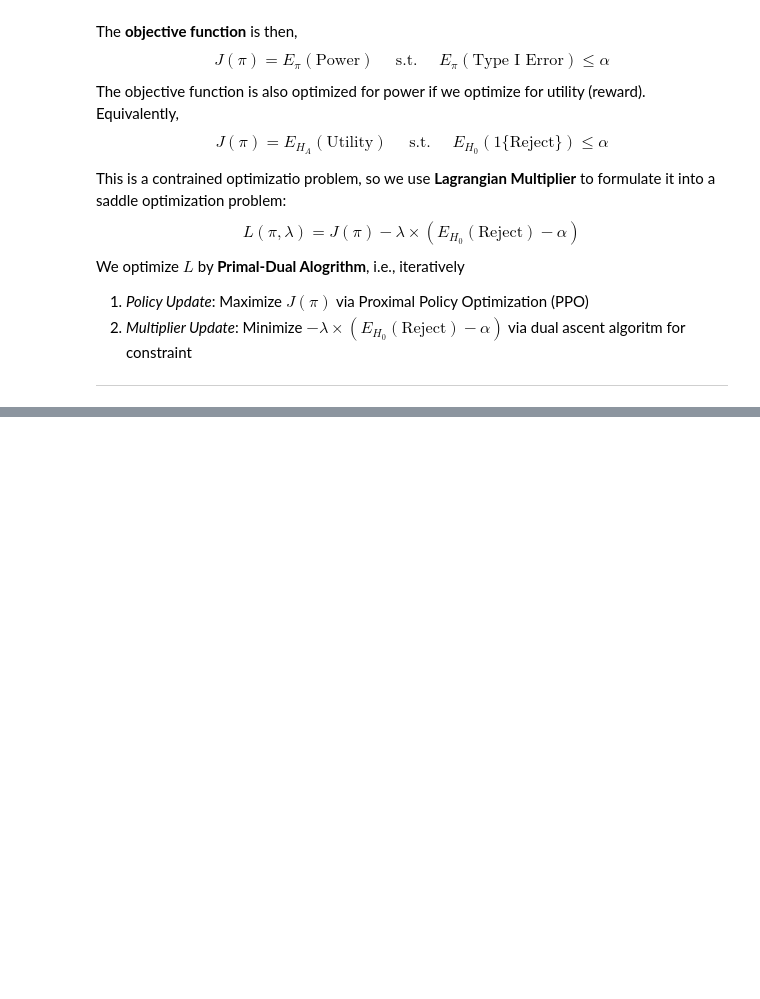
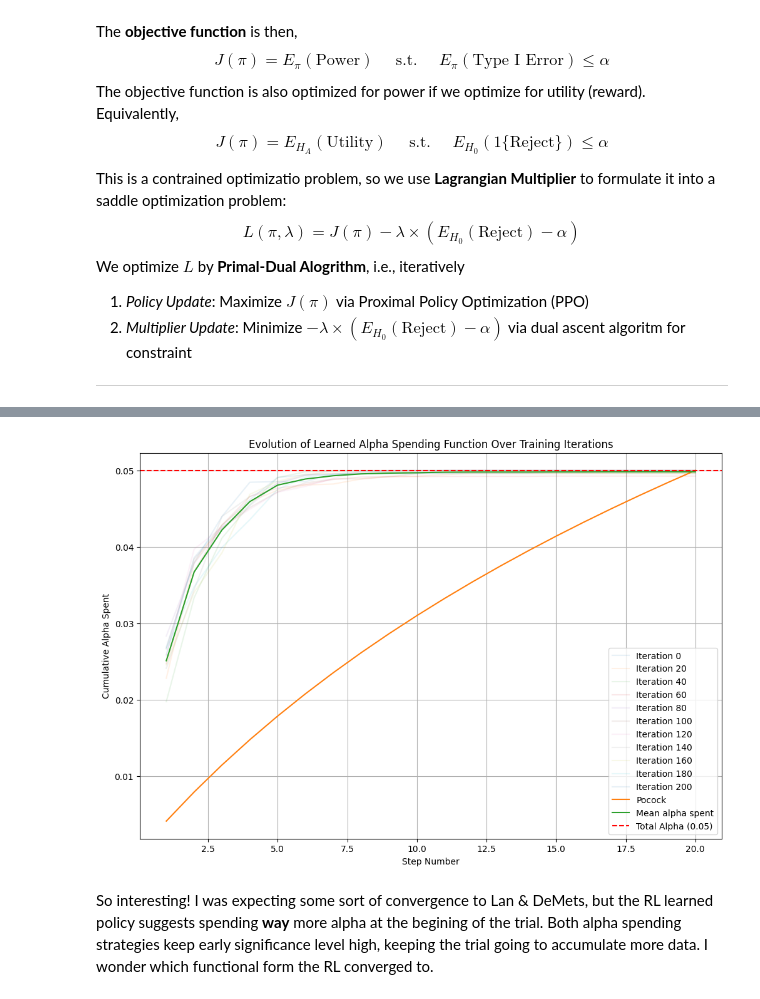
Before and after one commit to jacquelinedoan/seq_test, a Jupyter notebook: sequential_test.ipynb, the cells around one changed output, grey strips where cells are left out. Cells and saved outputs as stored; diff of their text form; code cells hidden in the pictures; blank space fills up the shorter version.

```diff
--- a/sequential_test.ipynb
+++ b/sequential_test.ipynb
@@ -331,0 +378,5 @@ Iter 190: reward=0.100, cost=0.020, lambda=0.950
+# %%
+import matplotlib.pyplot as plt
+
+# Run the training with the updated function to get the history
+policy, value, cumulative_alpha_history = run_training(DEFAULT_CONFIG)
@@ -331,0 +404,32 @@ Iter 190: reward=0.100, cost=0.020, lambda=0.950
+# %%
+max_steps = DEFAULT_CONFIG['max_looks']
+
+step_numbers = list(range(1, max_steps + 1))
+simulation_interval = 20  # This should match the interval used in run_training
+
+plt.figure(figsize=(12, 8))
+
+for i, cumulative_alpha in enumerate(cumulative_alpha_history):
+    iteration = i * simulation_interval
+    plt.plot(step_numbers, cumulative_alpha, label=f'Iteration {iteration}', alpha=0.1 )
+
+def alpha_star(k, alpha=0.05):
+  k=np.array(k)
+  k = k/k.max()
+  return alpha*np.log(1+(np.e-1)*k)
+
+plt.plot(k, alpha_star(step_numbers), label=f'Pocock' )
+
+plt.plot(step_numbers,np.array(cumulative_alpha_history).mean(axis=0), label=f'Mean alpha spent')
+
+plt.xlabel('Step Number')
+plt.ylabel('Cumulative Alpha Spent')
+plt.title('Evolution of Learned Alpha Spending Function Over Training Iterations')
+plt.axhline(y=DEFAULT_CONFIG['alpha'], color='r', linestyle='--', label=f'Total Alpha ({DEFAULT_CONFIG["alpha"]})')
+plt.legend()
+plt.grid(True)
+plt.show()
+# %% [output]
+[figure, added]
+# %% [markdown]
+So interesting! I was expecting some sort of convergence to Lan & DeMets, but the RL learned policy suggests spending **way** more alpha at the begining of the trial. Both alpha spending strategies keep early significance level high, keeping the trial going to accumulate more data. I wonder which functional form the RL converged to.
```
Also changed, not shown: parts of 6 cells of this notebook.
